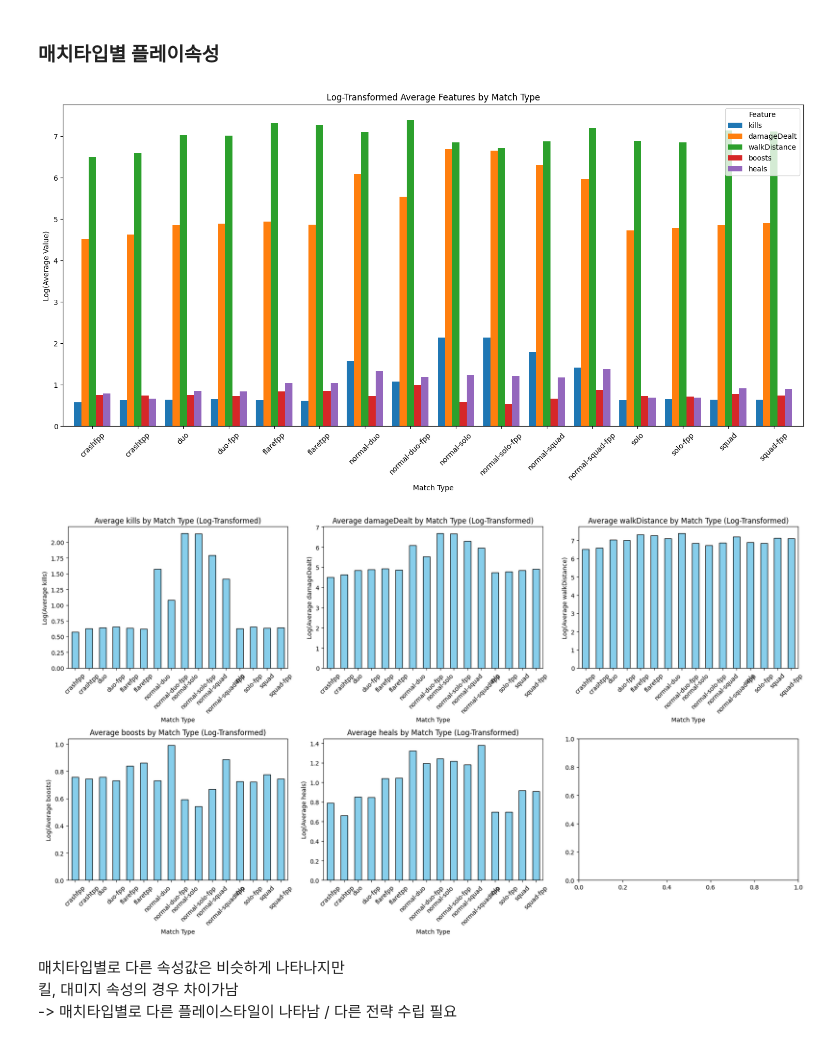
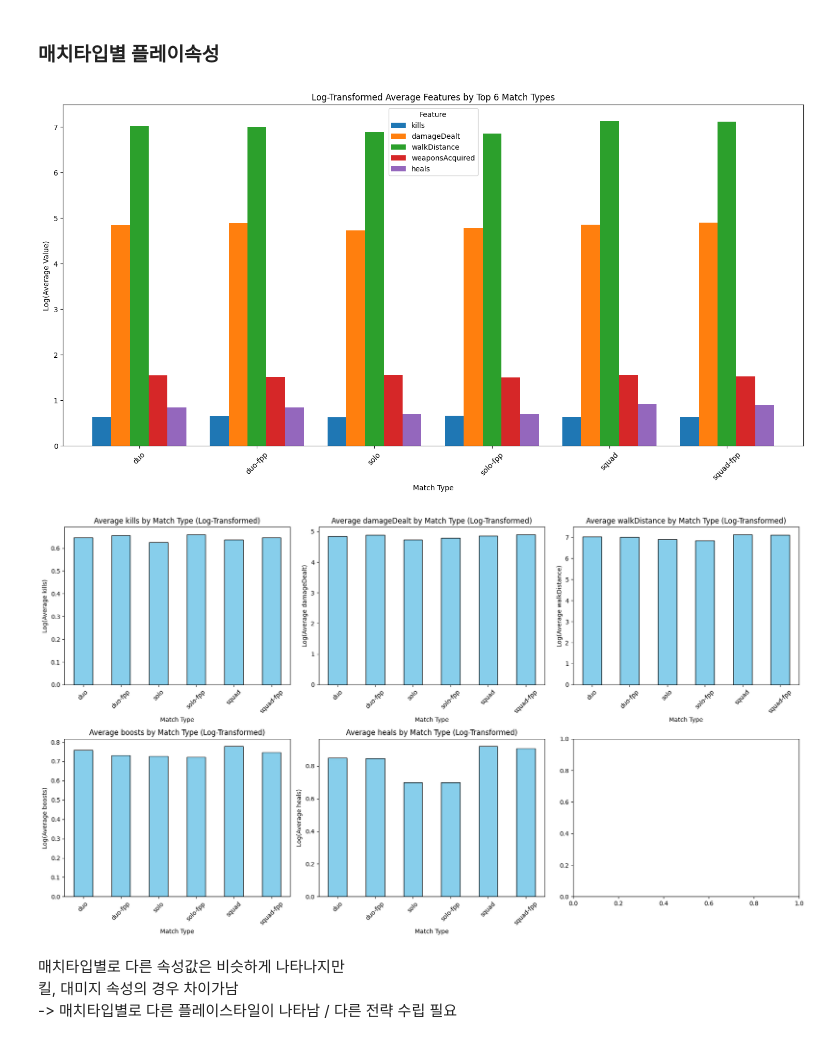
Before and after one commit to p-garden/data-solution, a Jupyter notebook: BATTLRGROUND/notebooke3a40bfc51.ipynb, the cells around one changed output. Saved outputs shown, nothing was run; the diff lists cells and outputs as text; code cells hidden in the pictures.

```diff
--- a/BATTLRGROUND/notebooke3a40bfc51.ipynb
+++ b/BATTLRGROUND/notebooke3a40bfc51.ipynb
@@ -309,33 +335,33 @@ plt.show()
 # %%
 import matplotlib.pyplot as plt
 import numpy as np
 
-# 로그 변환하여 평균 계산
-match_type_means_log = np.log1p(train.groupby('matchType')[['kills', 'damageDealt', 'walkDistance', 'boosts', 'heals']].mean())
+# matchType 데이터에서 상위 6개 항목 선택
+top_6_match_types = train['matchType'].value_counts().nlargest(6).index
+match_type_means_log_top6 = np.log1p(train[train['matchType'].isin(top_6_match_types)]
+                                     .groupby('matchType')[['kills', 'damageDealt', 'walkDistance', 'weaponsAcquired', 'heals']].mean())
 
 # 시각화
 fig, ax = plt.subplots(figsize=(15, 8))
-
-# 각 매치 타입의 평균을 개별 막대로 분리
-match_type_means_log.plot(kind='bar', ax=ax, width=0.8)
+match_type_means_log_top6.plot(kind='bar', ax=ax, width=0.8)
 
 # 시각적 개선
-ax.set_title("Log-Transformed Average Features by Match Type")
+ax.set_title("Log-Transformed Average Features by Top 6 Match Types")
 ax.set_xlabel("Match Type")
 ax.set_ylabel("Log(Average Value)")
 ax.legend(title="Feature")
 plt.xticks(rotation=45)
 plt.tight_layout()
 plt.show()
 # %% [output]
-[figure, old version]
+[figure, new version]
 # %%
 features = ['kills', 'damageDealt', 'walkDistance', 'boosts', 'heals']
 fig, axes = plt.subplots(2, 3, figsize=(18, 10))
 
 for i, feature in enumerate(features):
     ax = axes[i // 3, i % 3]
-    match_type_means_log[feature].plot(kind='bar', ax=ax, color='skyblue', edgecolor='black')
+    match_type_means_log_top6[feature].plot(kind='bar', ax=ax, color='skyblue', edgecolor='black')
     ax.set_title(f"Average {feature} by Match Type (Log-Transformed)")
     ax.set_xlabel("Match Type")
     ax.set_ylabel(f"Log(Average {feature})")
@@ -344,7 +370,7 @@ for i, feature in enumerate(features):
 plt.tight_layout()
 plt.show()
 # %% [output]
-[figure, old version]
+[figure, new version]
 # %% [markdown]
 매치타입별로 다른 속성값은 비슷하게 나타나지만
 킬, 대미지 속성의 경우 차이가남
```
Also changed, not shown: parts of 17 cells of this notebook.
